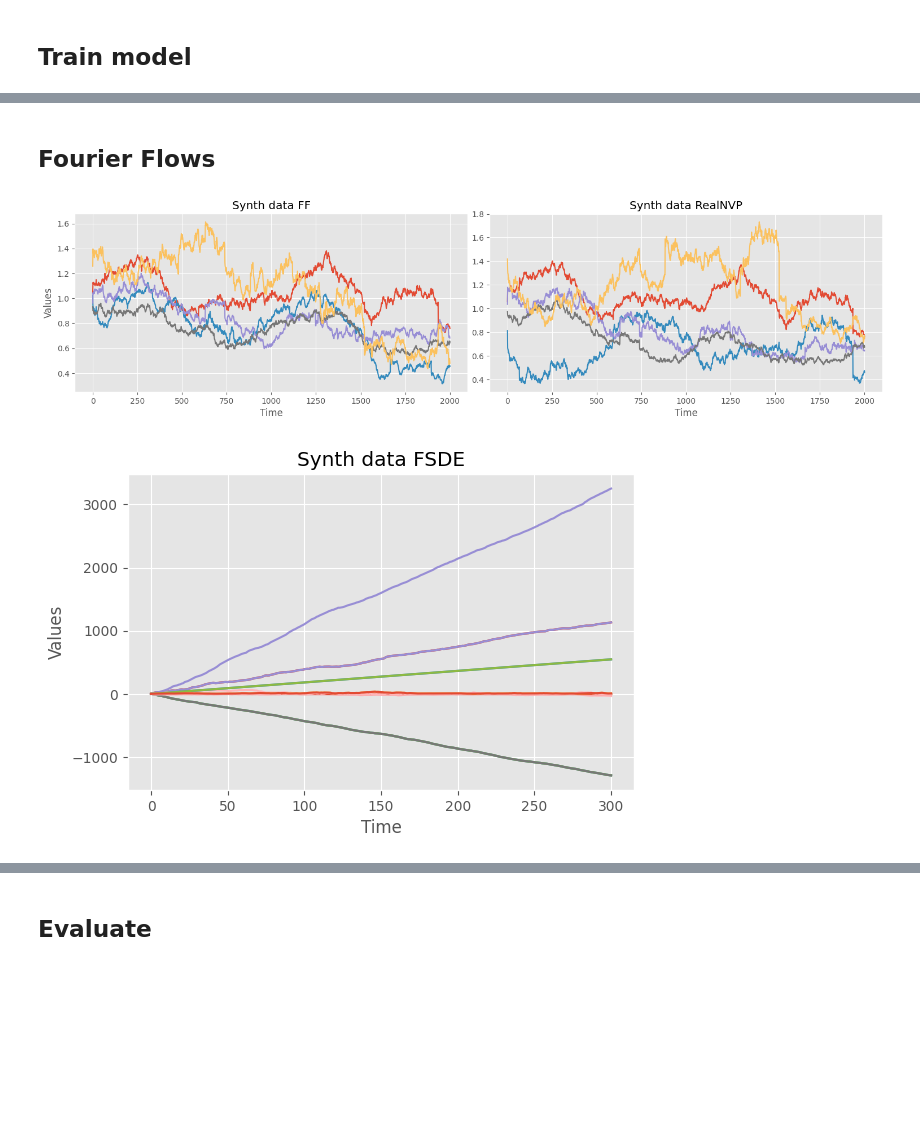
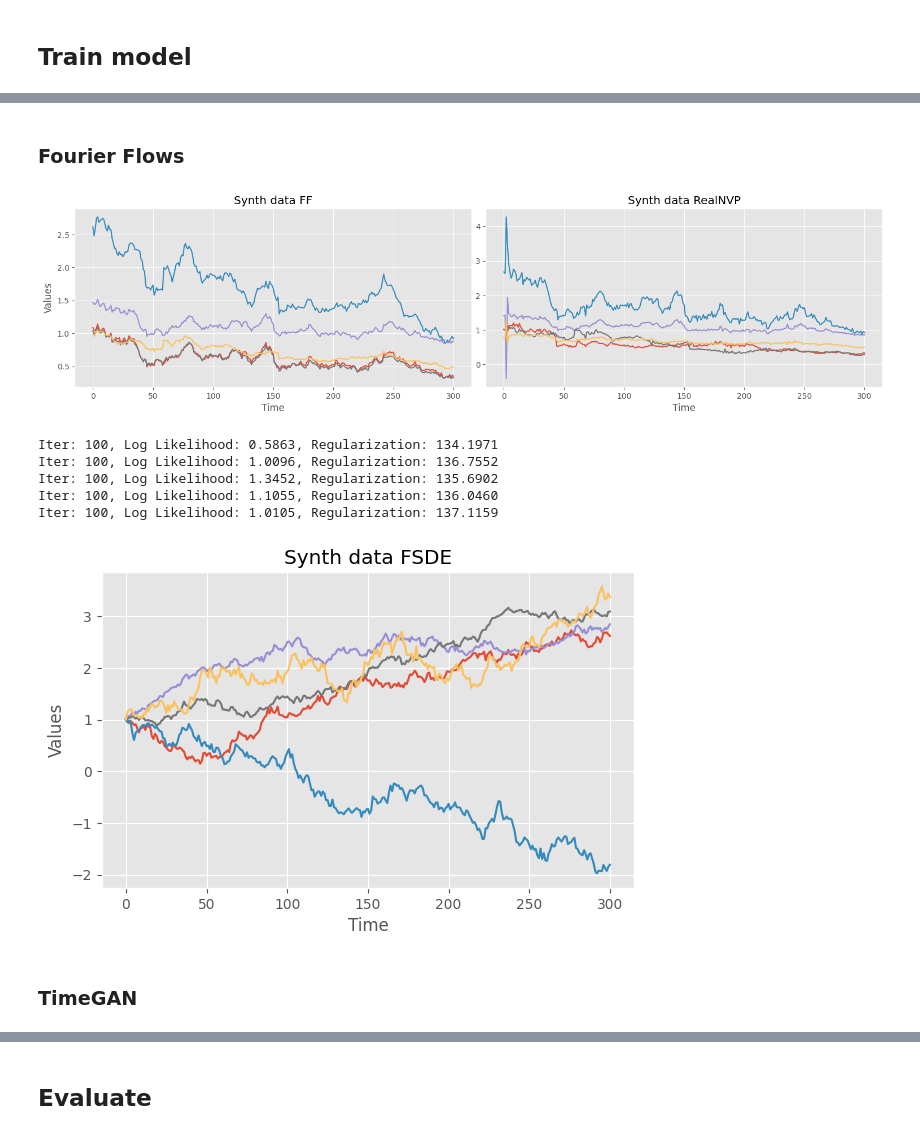
Before and after one commit to kirillzx/JDFlow, a Jupyter notebook: generator_main.ipynb, the cells around one changed output, grey strips where cells are left out. Cells and saved outputs as stored; diff of their text form; code cells hidden in the pictures; blank space fills up the shorter version.

Commit message:
add: fsde and inverse preprocessing from Model

```diff
--- a/generator_main.ipynb
+++ b/generator_main.ipynb
@@ -481,19 +475,19 @@ plt.show()
 # %%
-def inverse_preprocessing(samples):
-    synth_data = []
+# def inverse_preprocessing(samples):
+#     synth_data = []
 
-    if samples.shape[0] % M == 0:
-        for i in range(samples.shape[0] // M):
-            synth_data.append(scaler.inverse_transform(samples[M*i:M*(i+1)].T).T)
+#     if samples.shape[0] % M == 0:
+#         for i in range(samples.shape[0] // M):
+#             synth_data.append(scaler.inverse_transform(samples[M*i:M*(i+1)].T).T)
 
-    else:
-        for i in range(samples.shape[0] // M):
-            synth_data.append(scaler.inverse_transform(samples[M*i:M*(i+1)].T).T)
+#     else:
+#         for i in range(samples.shape[0] // M):
+#             synth_data.append(scaler.inverse_transform(samples[M*i:M*(i+1)].T).T)
 
-        last = samples.shape[0] % M
-        synth_data.append(scaler.inverse_transform(np.vstack([samples[-last:], np.ones((M - last, samples.shape[1]))]).T).T[:last])
+#         last = samples.shape[0] % M
+#         synth_data.append(scaler.inverse_transform(np.vstack([samples[-last:], np.ones((M - last, samples.shape[1]))]).T).T[:last])
 
-    synth_data = np.vstack(synth_data)
+#     synth_data = np.vstack(synth_data)
 
-    return synth_data
+#     return synth_data
 # %%
@@ -564,36 +554,35 @@ plt.show()
 # %% [markdown]
-## Fourier Flows
+### Fourier Flows
 # %%
 data_tensor = data_tensor[:, :(len(data_tensor[0]) // 4 * 4 + 1 if len(data_tensor[0]) % 4 > 0 else len(data_tensor[0]) - 3)]
 # %%
-fourier_flow = FourierFlow(2**7, len(data_tensor[0]), 10, FFT=True, flip=True, normalize=False)
+fourier_flow = FourierFlow(2**8, len(data_tensor[0]), 10, FFT=True, flip=True, normalize=False)
 
 fourier_flow.fit(data_tensor, epochs=1000)
+samples_ff = fourier_flow.sample(5)
 # %%
-rnvp_flow = FourierFlow(2**7, len(data_tensor[0]), 10, FFT=False, flip=True, normalize=False)
+rnvp_flow = FourierFlow(2**8, len(data_tensor[0]), 10, FFT=False, flip=True, normalize=False)
 
-rnvp_flow.fit(data_tensor, epochs=100)
+rnvp_flow.fit(data_tensor, epochs=1000)
+samples_rnvp = rnvp_flow.sample(5)
-# %%
-samples_ff = fourier_flow.sample(5)
-samples_rnvp = fourier_flow.sample(5)
 # %%
-synth_ff = inverse_preprocessing(samples_ff)
-synth_rnvp = inverse_preprocessing(samples_rnvp)
+synth_ff = inverse_preprocessing(samples_ff, M, scaler)
+synth_rnvp = inverse_preprocessing(samples_rnvp, M, scaler)
 
 fig, axs = plt.subplots(1, 2, figsize=(15, 4), dpi=100)
 
 axs[0].plot(synth_ff.T)
 axs[0].set_title('Synth data FF')
 axs[0].set_xlabel('Time')
 axs[0].set_ylabel('Values')
 
 axs[1].plot(synth_rnvp.T)
 axs[1].set_title('Synth data RealNVP')
 axs[1].set_xlabel('Time')
 
 plt.subplots_adjust(wspace=0.1)
 plt.tight_layout(pad=0.5)
 # plt.savefig('Merton_synth_FF.pdf', dpi=300)
 plt.show()
 # %% [output]
-[figure, old version]
+[figure, new version]
@@ -610,4 +589,12 @@ synth_fsde = synth_fsde[np.random.randint(0, len(synth_fsde), M)]
 # %%
+samples_fsde = []
+for i in data_tensor:
+    samples_fsde.append(train_fsde(i.view(-1, 1), method='RNN', epochs=100))
+
+samples_fsde = np.array(samples_fsde)[:, 0]
+
+synth_fsde = inverse_preprocessing(samples_fsde, M, scaler)
+
 plt.subplots(figsize=(6, 4), dpi=100)
 
 plt.plot(synth_fsde.T)
@@ -619,4 +606,9 @@ plt.tight_layout(pad=0.5)
 # plt.savefig('Merton_synth_FSDE.pdf', dpi=300)
 plt.show()
 # %% [output]
+Iter: 100, Log Likelihood: 0.5863, Regularization: 134.1971
+Iter: 100, Log Likelihood: 1.0096, Regularization: 136.7552
+Iter: 100, Log Likelihood: 1.3452, Regularization: 135.6902
+Iter: 100, Log Likelihood: 1.1055, Regularization: 136.0460
+Iter: 100, Log Likelihood: 1.0105, Regularization: 137.1159
-[figure, old version]
+[figure, new version]
@@ -622,0 +619,2 @@ plt.show()
+# %% [markdown]
+### TimeGAN
```
Also changed, not shown: parts of 45 cells of this notebook.
